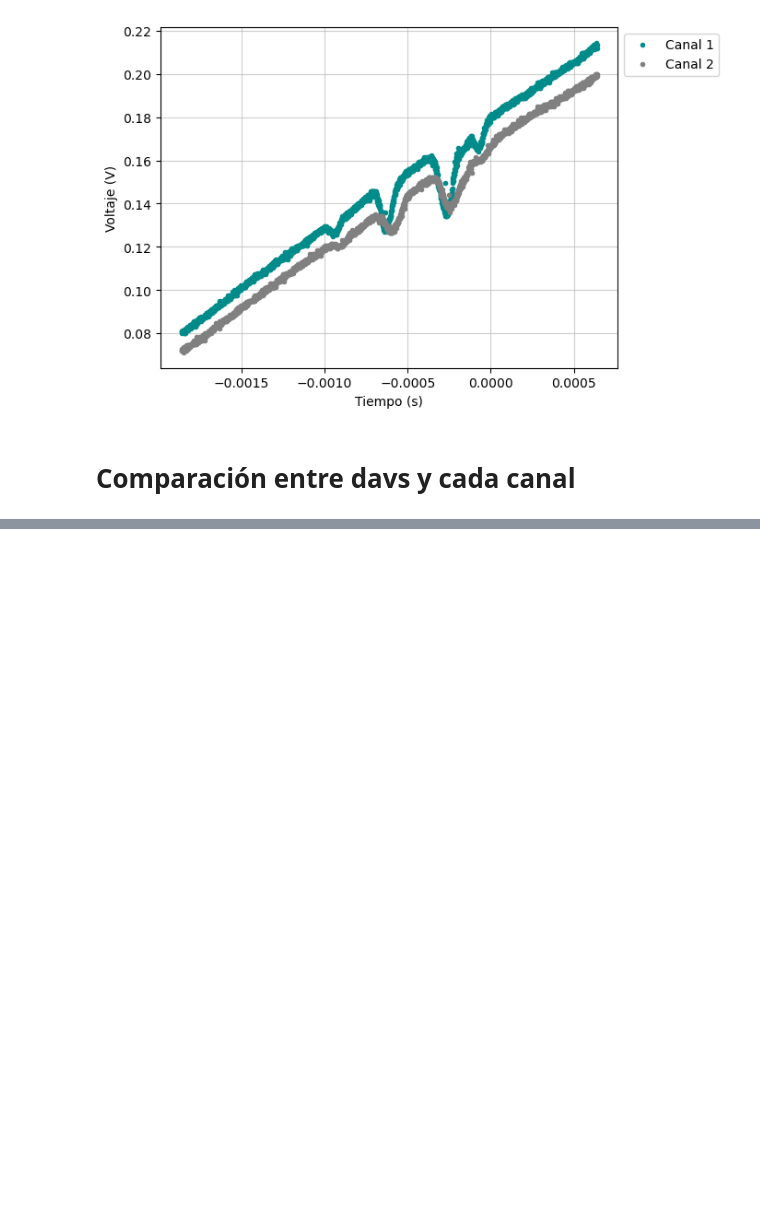
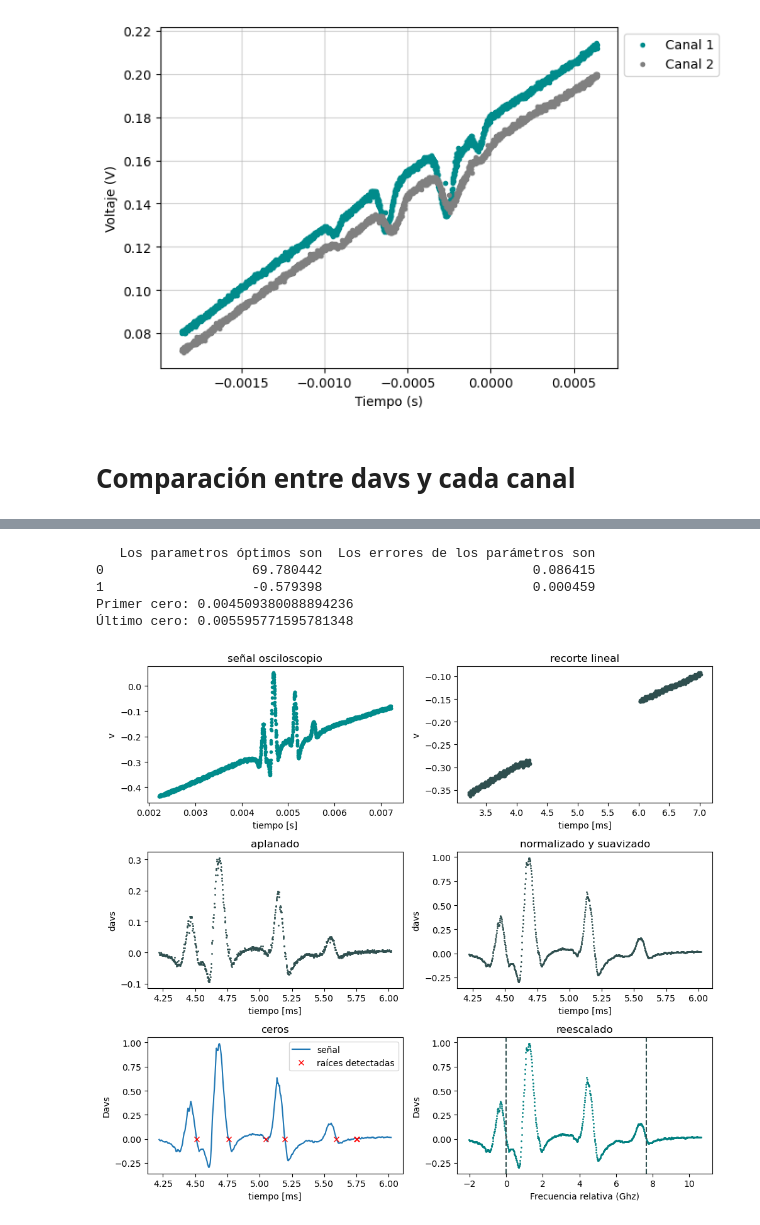
Before and after one commit to mauri-stack/labo5, a Jupyter notebook: espectroscopía_láser/análisis_DAVS.ipynb, the cells around one changed output, grey strips where cells are left out. Saved outputs shown, nothing was run; the diff lists cells and outputs as text; code cells hidden in the pictures; blank space fills up the shorter version.

Commit message:
añado función análisis_compacto_davs

```diff
--- a/espectroscopía_láser/análisis_DAVS.ipynb
+++ b/espectroscopía_láser/análisis_DAVS.ipynb
@@ -370,0 +612,11 @@ plt.show()
+# %%
+
+análisis_compacto_davs(n=4, i=0, a = 'a', ruta='/Users/Mauri/Desktop/Labo 5/Espectroscopía láser/Med_comparación', A =500
+                  , B = 1000, C = 1900, D = 2400, graficar=True,  norm=True, l = 0, m = -3)
+# %% [output]
+   Los parametros óptimos son  Los errores de los parámetros son
+0                   69.780442                           0.086415
+1                   -0.579398                           0.000459
+Primer cero: 0.004509380088894236
+Último cero: 0.005595771595781348
+[figure, added]
```
Also changed, not shown: parts of 14 cells of this notebook.
